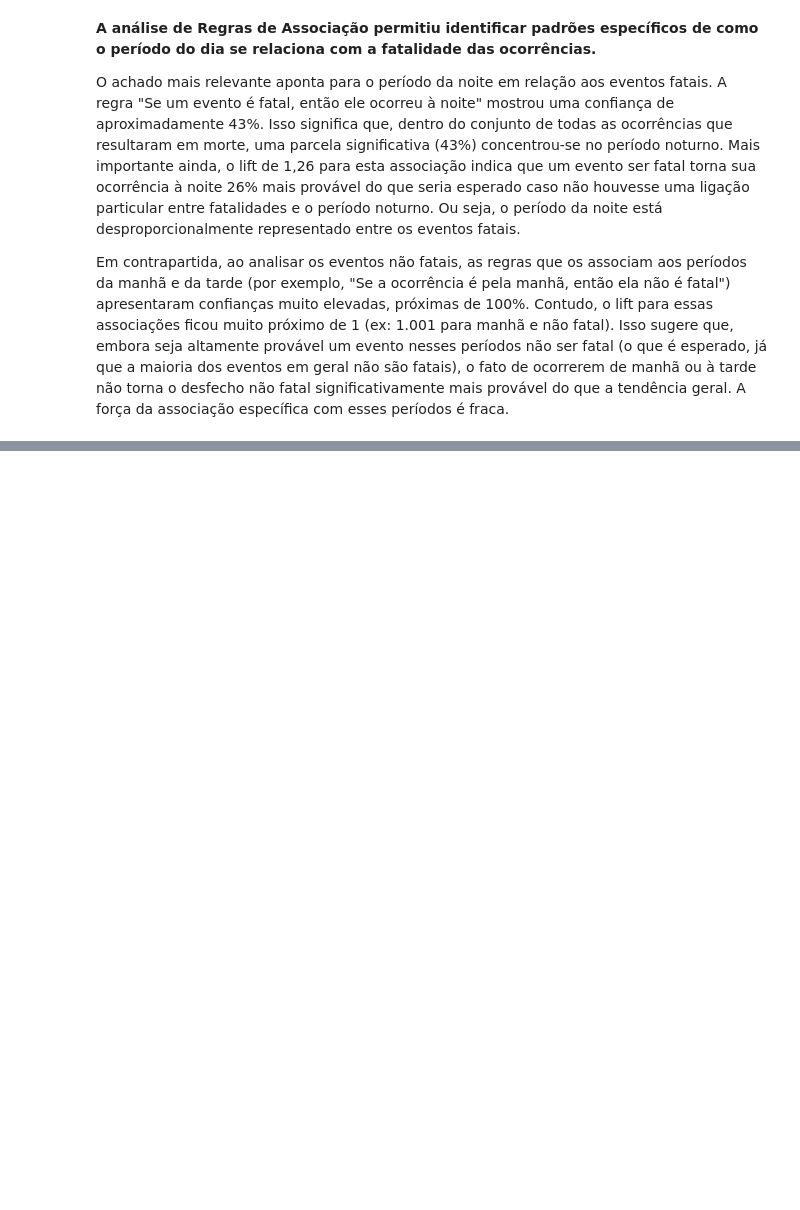
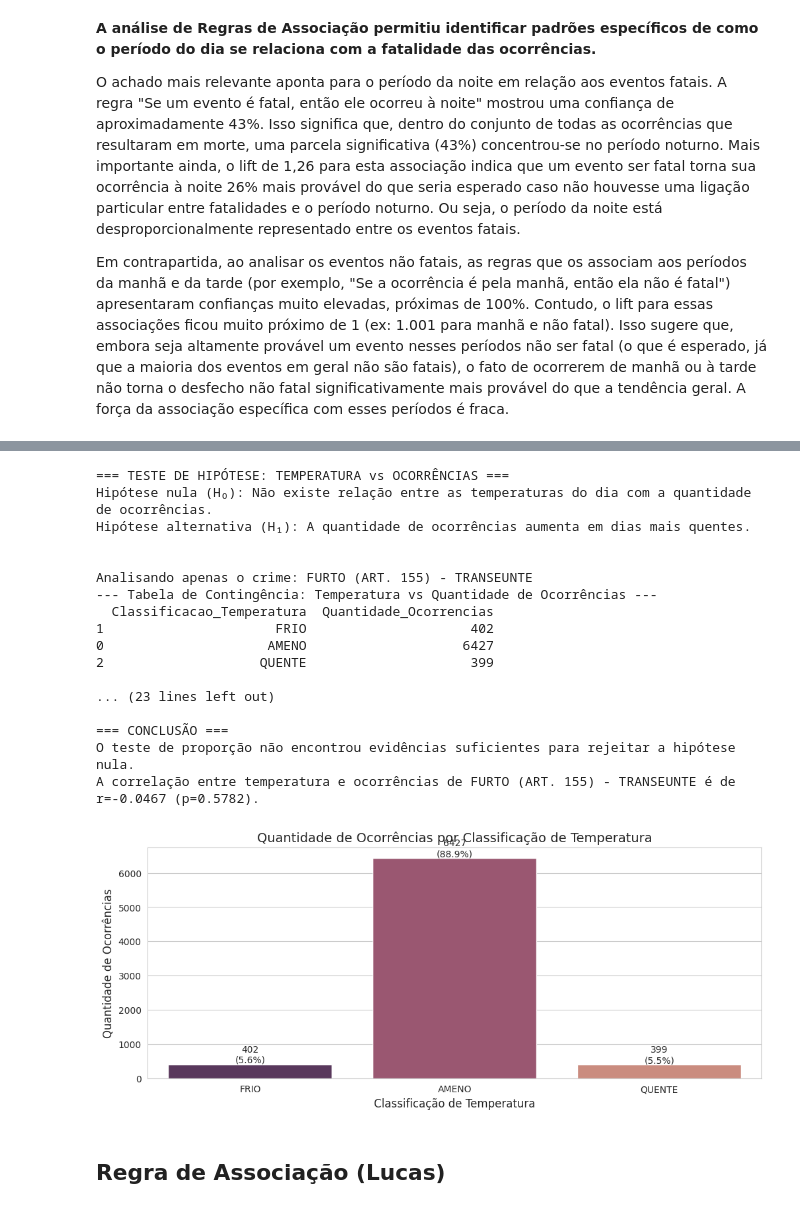
Before and after one commit to itsnalu/Projeto_CCF425, a Jupyter notebook: Projeto_Dados.ipynb, the cells around one changed output, grey strips where cells are left out. Drawn from its saved outputs; the diff is of its cells as text; code cells hidden in the pictures; blank space fills up the shorter version.

```diff
--- a/Projeto_Dados.ipynb
+++ b/Projeto_Dados.ipynb
@@ -3113,39 +3281,0 @@ Primeiro, vamos preparar os dados para criar uma tabela de contingência. Consid
-# %%
-# Criar a coluna 'FATAL' (1 se fatal, 0 caso contrário)
-# Esta lógica espelha a criação da coluna 'fatal' na sua análise da Pergunta 10
-df_teste = df.copy()
-df_teste['FATAL'] = np.where(df_teste['FLAG_VITIMA_FATAL'].astype(str).str.upper() == 'SIM', 1, 0)
-
-# Filtrar períodos do dia desconhecidos
-df_teste = df_teste[df_teste['PERIODO_OCORRENCIA'] != 'DESCONHECIDO']
-df_teste = df_teste[df_teste['PERIODO_OCORRENCIA'].notna()] # Garantir que não há nulos
-
-# Criar a tabela de contingência
-tabela_contingencia = pd.crosstab(df_teste['PERIODO_OCORRENCIA'], df_teste['FATAL'])
-tabela_contingencia.columns = ['NÃO FATAL', 'FATAL'] # Renomear colunas para clareza
-
-print("--- Tabela de Contingência: Período da Ocorrência vs Fatalidade ---")
-print(tabela_contingencia)
-print("\n")
-
-# Realizar o Teste Qui-Quadrado de Independência
-chi2, p_valor, gl, esperados = chi2_contingency(tabela_contingencia)
-
-print("--- Resultados do Teste Qui-Quadrado ---")
-print(f"Estatística Qui-Quadrado (χ²): {chi2:.4f}")
-print(f"P-valor: {p_valor:.4f}")
-print(f"Graus de Liberdade (gl): {gl}")
-print("\nFrequências Esperadas:")
-print(pd.DataFrame(esperados, index=tabela_contingencia.index, columns=tabela_contingencia.columns).round(2))
-print("\n")
-
-# Interpretação do Resultado
-alpha = 0.05
-print("--- Conclusão do Teste de Hipótese ---")
-if p_valor < alpha:
-    print(f"Como o p-valor ({p_valor:.4f}) é menor que o nível de significância ({alpha}), rejeitamos a Hipótese Nula (H₀).")
-    print("Existem evidências estatísticas para concluir que a probabilidade de uma ocorrência ser fatal DEPENDE do período do dia.")
-else:
-    print(f"Como o p-valor ({p_valor:.4f}) é maior ou igual ao nível de significância ({alpha}), não rejeitamos a Hipótese Nula (H₀).")
-    print("Não existem evidências estatísticas suficientes para concluir que a probabilidade de uma ocorrência ser fatal depende do período do dia.")
-    print("Isso sugere que a fatalidade pode ser independente do período em que a ocorrência acontece.")
@@ -3272,0 +3952,23 @@ Em contrapartida, ao analisar os eventos não fatais, as regras que os associam
+# %%
+executar_teste_hipotese(df_merged, crime_especifico="FURTO (ART. 155) - TRANSEUNTE")
+# %% [output]
+=== TESTE DE HIPÓTESE: TEMPERATURA vs OCORRÊNCIAS ===
+Hipótese nula (H₀): Não existe relação entre as temperaturas do dia com a quantidade de ocorrências.
+Hipótese alternativa (H₁): A quantidade de ocorrências aumenta em dias mais quentes.
+
+
+Analisando apenas o crime: FURTO (ART. 155) - TRANSEUNTE
+--- Tabela de Contingência: Temperatura vs Quantidade de Ocorrências ---
+  Classificacao_Temperatura  Quantidade_Ocorrencias
+1                      FRIO                     402
+0                     AMENO                    6427
+2                    QUENTE                     399
+
+... (23 lines left out)
+
+=== CONCLUSÃO ===
+O teste de proporção não encontrou evidências suficientes para rejeitar a hipótese nula.
+A correlação entre temperatura e ocorrências de FURTO (ART. 155) - TRANSEUNTE é de r=-0.0467 (p=0.5782).
+[figure, added]
+# %% [markdown]
+## Regra de Associação (Lucas)
```
Also changed, not shown: parts of 53 cells of this notebook.
